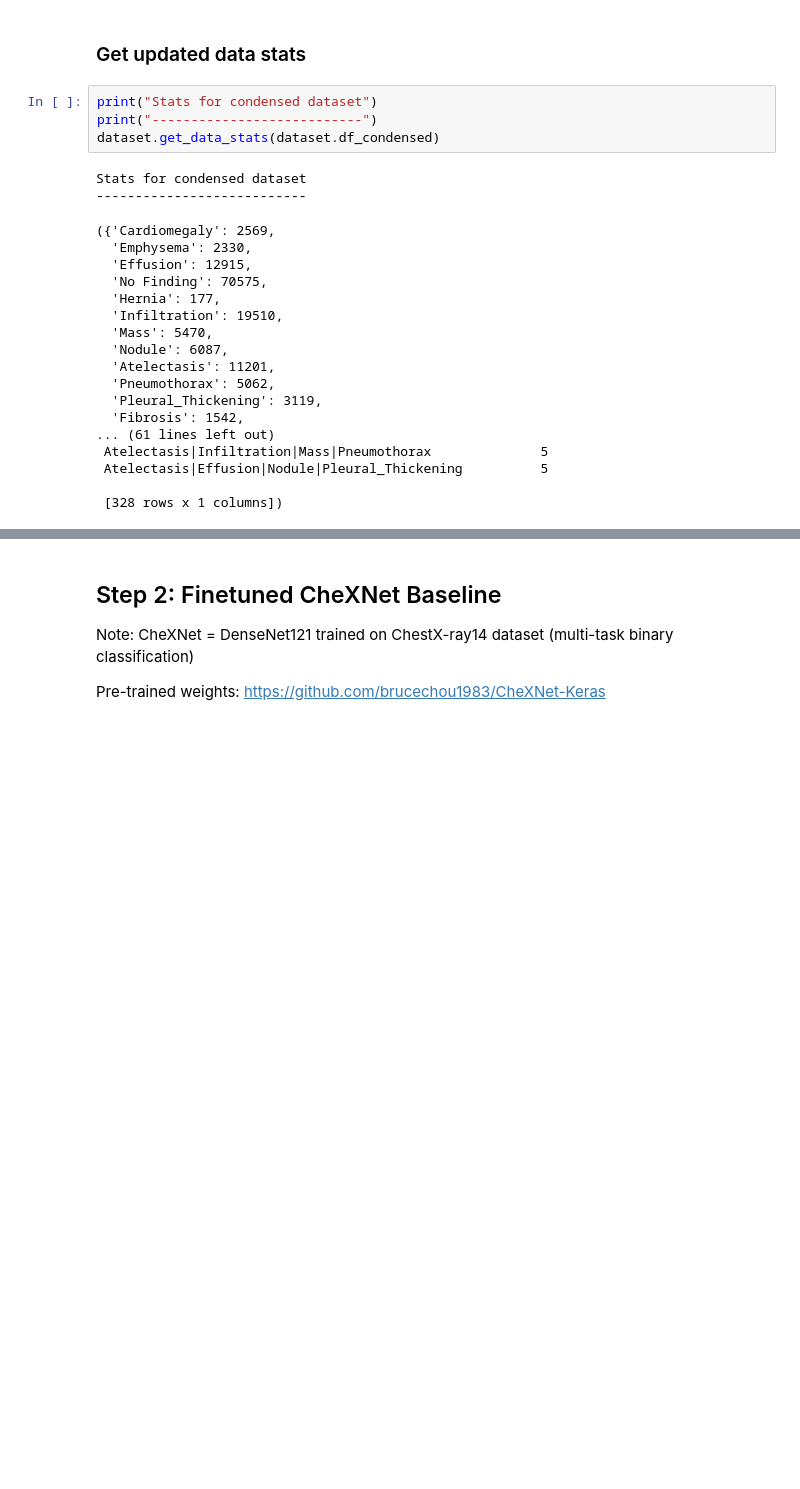
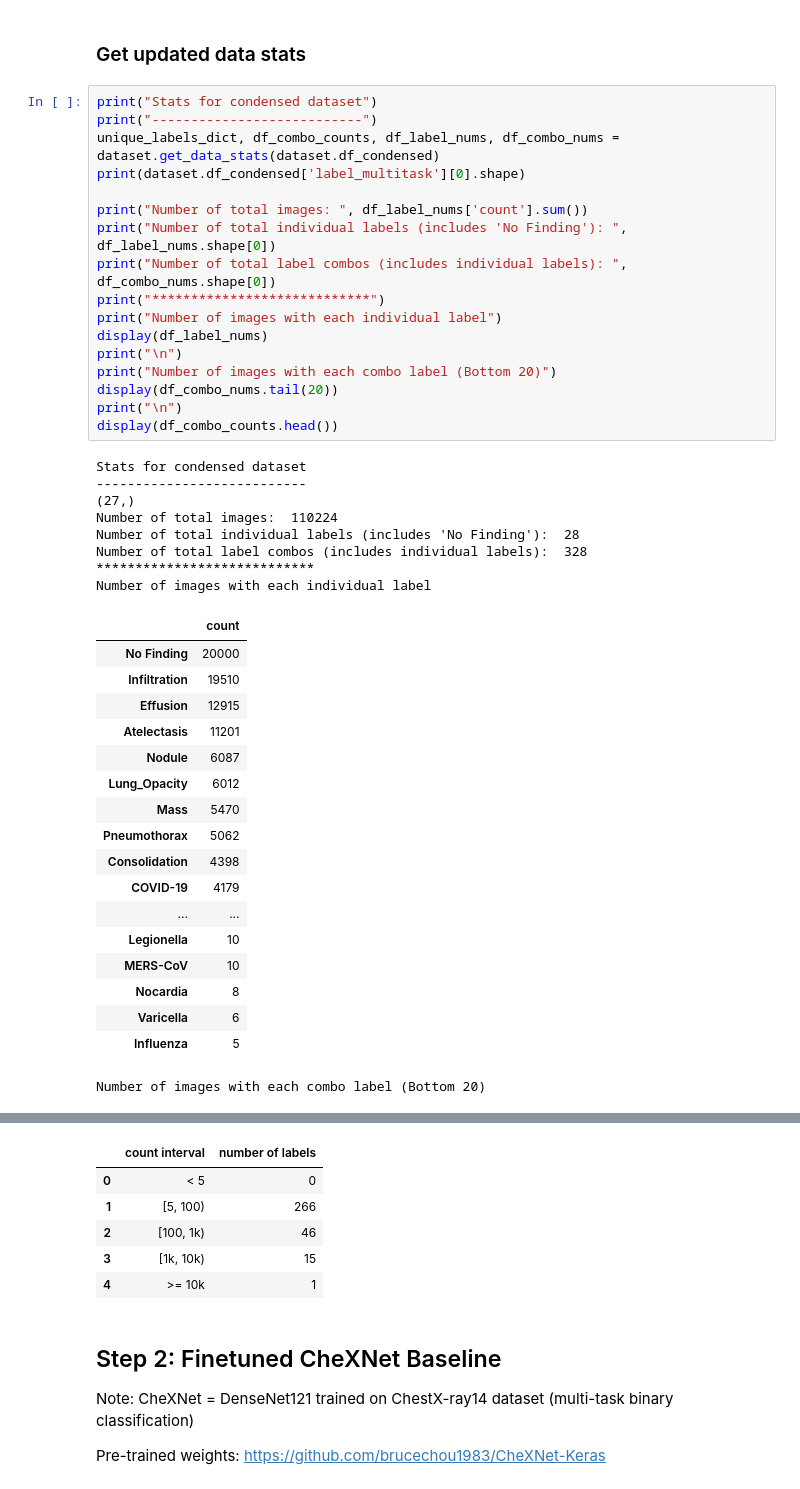
Before and after one commit to edwin-pan/MetaCheX, a Jupyter notebook: MetaCheX.ipynb, the cells around one changed output, grey strips where cells are left out. Saved outputs shown, nothing was run; the diff lists cells and outputs as text; blank space fills up the shorter version.

```diff
--- a/MetaCheX.ipynb
+++ b/MetaCheX.ipynb
@@ -159,24 +141,44 @@ Number of images with each combo label (Bottom 20)
 # %%
 print("Stats for condensed dataset")
 print("---------------------------")
-dataset.get_data_stats(dataset.df_condensed)
+unique_labels_dict, df_combo_counts, df_label_nums, df_combo_nums = dataset.get_data_stats(dataset.df_condensed)
+print(dataset.df_condensed['label_multitask'][0].shape)
+
+print("Number of total images: ", df_label_nums['count'].sum())
+print("Number of total individual labels (includes 'No Finding'): ", df_label_nums.shape[0])
+print("Number of total label combos (includes individual labels): ", df_combo_nums.shape[0])
+print("****************************")
+print("Number of images with each individual label")
+display(df_label_nums)
+print("\n")
+print("Number of images with each combo label (Bottom 20)")
+display(df_combo_nums.tail(20))
+print("\n")
+display(df_combo_counts.head())
 # %% [output]
 Stats for condensed dataset
 ---------------------------
+(27,)
+Number of total images:  110224
+Number of total individual labels (includes 'No Finding'):  28
+Number of total label combos (includes individual labels):  328
+****************************
+Number of images with each individual label
+|  | count |
+| No Finding | 20000 |
+| Infiltration | 19510 |
+| Effusion | 12915 |
+| Atelectasis | 11201 |
+| Nodule | 6087 |
+| Lung_Opacity | 6012 |
+| Mass | 5470 |
+| Pneumothorax | 5062 |
+| Consolidation | 4398 |
+| COVID-19 | 4179 |
+| ... | ... |
+| Legionella | 10 |
+| MERS-CoV | 10 |
+| Nocardia | 8 |
+| Varicella | 6 |
+| Influenza | 5 |
-({'Cardiomegaly': 2569,
-  'Emphysema': 2330,
-  'Effusion': 12915,
-  'No Finding': 70575,
-  'Hernia': 177,
-  'Infiltration': 19510,
-  'Mass': 5470,
-  'Nodule': 6087,
-  'Atelectasis': 11201,
-  'Pneumothorax': 5062,
-  'Pleural_Thickening': 3119,
-  'Fibrosis': 1542,
-... (61 lines left out)
- Atelectasis|Infiltration|Mass|Pneumothorax              5
- Atelectasis|Effusion|Nodule|Pleural_Thickening          5
-
- [328 rows x 1 columns])
+Number of images with each combo label (Bottom 20)
@@ -183,3 +202,9 @@ Stats for condensed dataset
+|  | count interval | number of labels |
+| 0 | < 5 | 0 |
+| 1 | [5, 100) | 266 |
+| 2 | [100, 1k) | 46 |
+| 3 | [1k, 10k) | 15 |
+| 4 | >= 10k | 1 |
 # %% [markdown]
 ## Step 2: Finetuned CheXNet Baseline
 
```
Also changed, not shown: parts of 16 cells of this notebook, 2 other files.
